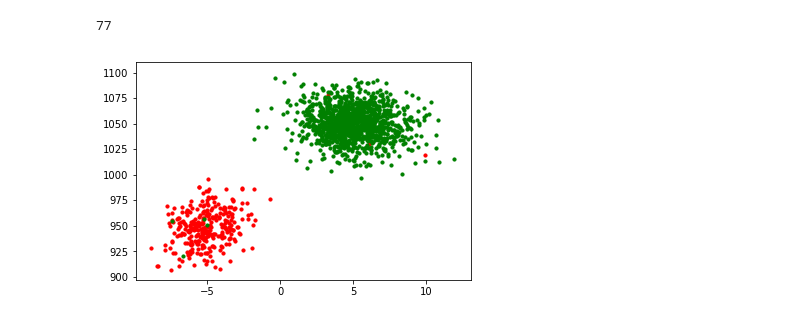
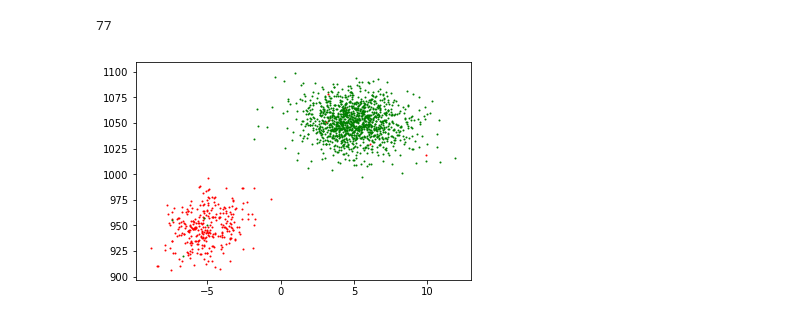
Before and after one commit to Sladge17/logistic_regression, a Jupyter notebook: simple2d.ipynb, the cells around one changed output. Drawn from its saved outputs; the diff is of its cells as text; code cells hidden in the pictures.

```diff
--- a/simple2d.ipynb
+++ b/simple2d.ipynb
@@ -34,13 +31,9 @@ df.shape[0] - df.dropna().shape[0]
 # %%
 df = df.dropna()
 # %%
-plt.scatter(df[df['Hogwarts House'] == 'Gryffindor']['History of Magic'], df[df['Hogwarts House'] == 'Gryffindor']['Transfiguration'], color='red', s=10)
-plt.scatter(df[df['Hogwarts House'] != 'Gryffindor']['History of Magic'], df[df['Hogwarts House'] != 'Gryffindor']['Transfiguration'], color='green', s=10)
+plt.scatter(df[df['Hogwarts House'] == 'Gryffindor']['History of Magic'], df[df['Hogwarts House'] == 'Gryffindor']['Transfiguration'], color='red', s=1)
+plt.scatter(df[df['Hogwarts House'] != 'Gryffindor']['History of Magic'], df[df['Hogwarts House'] != 'Gryffindor']['Transfiguration'], color='green', s=1)
 plt.show()
-
-# plt.scatter(df[df['Hogwarts House'] == 'Ravenclaw']['Muggle Studies'], df[df['Hogwarts House'] == 'Ravenclaw']['Charms'], color='red', s=10)
-# plt.scatter(df[df['Hogwarts House'] != 'Ravenclaw']['Muggle Studies'], df[df['Hogwarts House'] != 'Ravenclaw']['Charms'], color='green', s=10)
-# plt.show()
 # %% [output]
-[figure, old version]
+[figure, new version]
 # %%
```
Also changed, not shown: parts of 5 cells of this notebook, 5 other files.
